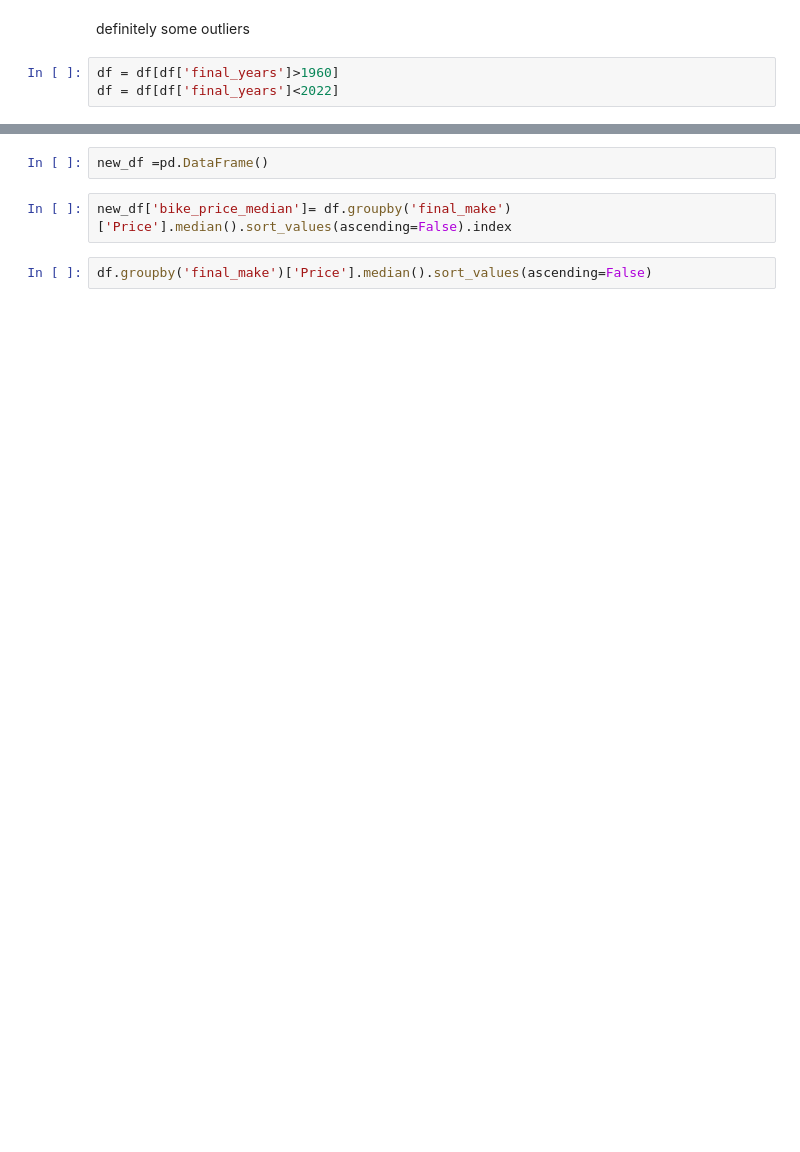
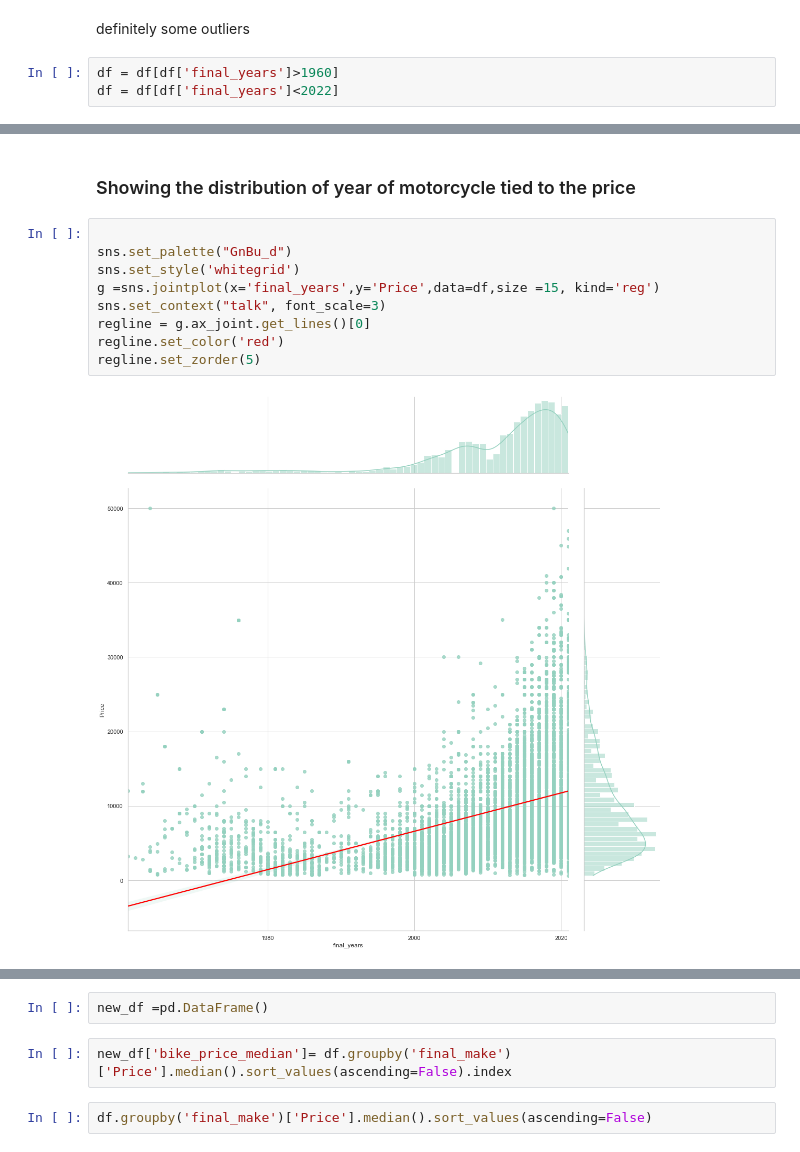
Before and after one commit to ajr930/motorcycle_price_prediction, a Jupyter notebook: scraped_cities_df/motorcycleDF_cleaning_and_EDA.ipynb, the cells around one changed output, grey strips where cells are left out. Cells and saved outputs as stored; diff of their text form; blank space fills up the shorter version.

```diff
--- a/scraped_cities_df/motorcycleDF_cleaning_and_EDA.ipynb
+++ b/scraped_cities_df/motorcycleDF_cleaning_and_EDA.ipynb
@@ -317,0 +321,13 @@ plt.ticklabel_format(style='plain', axis='y')
+# %% [markdown]
+### Showing the distribution of year of motorcycle tied to the price
+# %%
+
+sns.set_palette("GnBu_d")
+sns.set_style('whitegrid')
+g =sns.jointplot(x='final_years',y='Price',data=df,size =15, kind='reg')
+sns.set_context("talk", font_scale=3)
+regline = g.ax_joint.get_lines()[0]
+regline.set_color('red')
+regline.set_zorder(5)
+# %% [output]
+[figure, added]
```
Also changed, not shown: parts of 21 cells of this notebook, 21 other files.
